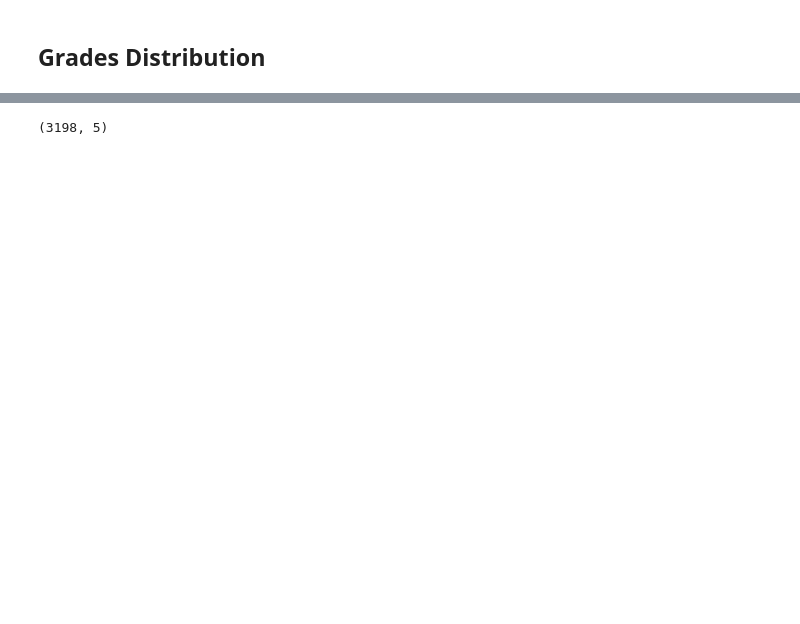
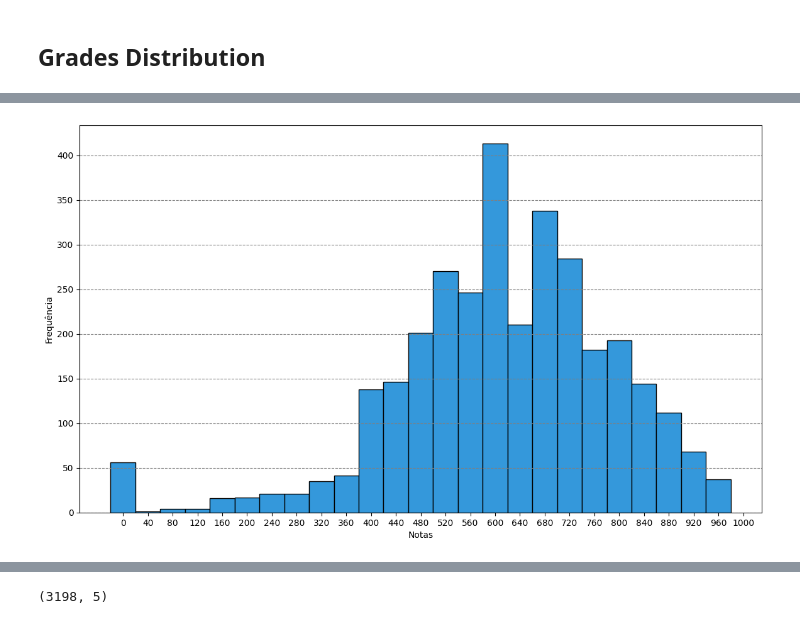
Before and after one commit to gabrielhpr/enemAutoCorrection, a Jupyter notebook: enem_auto_correction.ipynb, the cells around one changed output, grey strips where cells are left out. Drawn from its saved outputs; the diff is of its cells as text; code cells hidden in the pictures; blank space fills up the shorter version.

```diff
--- a/enem_auto_correction.ipynb
+++ b/enem_auto_correction.ipynb
@@ -157,0 +267,43 @@ https://gist.github.com/mwaskom/de44147ed2974457ad6372750bbe5751
+# %%
+#plt.figure(figsize=(10, 6))
+
+# mean in Red
+#plt.axvline(x=np.mean(length_array), ymin=0, ymax=1, label='mean', color='r')
+# median in Green
+#plt.axvline(x=np.median(length_array), ymin=0, ymax=1, label='median', color='g')
+
+
+plt.figure(figsize=(14, 8))
+
+#intervals = [0,120,240,360,480,600,720,840,1000 ]
+intervals = [ (i*40) for i in range(1000//40 + 1) ]
+plt.hist(aux["score"], bins=intervals, color='#3498DB', edgecolor='black')
+#bin_midpoints = 0.5 * (intervals[:-1] + intervals[1:])
+plt.xticks([i+20 for i in intervals], intervals)
+
+
+plt.xlabel('Notas')
+plt.ylabel('Frequência')
+plt.grid(axis='y', linestyle='--', color='gray')
+
+# mean in Red
+#plt.axvline(x=np.mean(length_array), ymin=0, ymax=1, label='mean', color='black', linestyle='dashed', linewidth=2,)
+# median in Green
+#plt.axvline(x=np.median(length_array), ymin=0, ymax=1, label='median', color='orange', linestyle='dashed', linewidth=2,)
+
+
+#plt.legend()
+#plt.title("Grades Distribution")
+
+#plt.xticklabels(intervals)
+
+#sns.distplot( length_array );
+
+
+# The bins are [ , )
+#ax = sns.histplot(data=aux, x="score", bins=intervals)
+
+
+#sns.distplot( aux['score'] );
+# %% [output]
+[figure, added]
```
Also changed, not shown: parts of 165 cells of this notebook.
